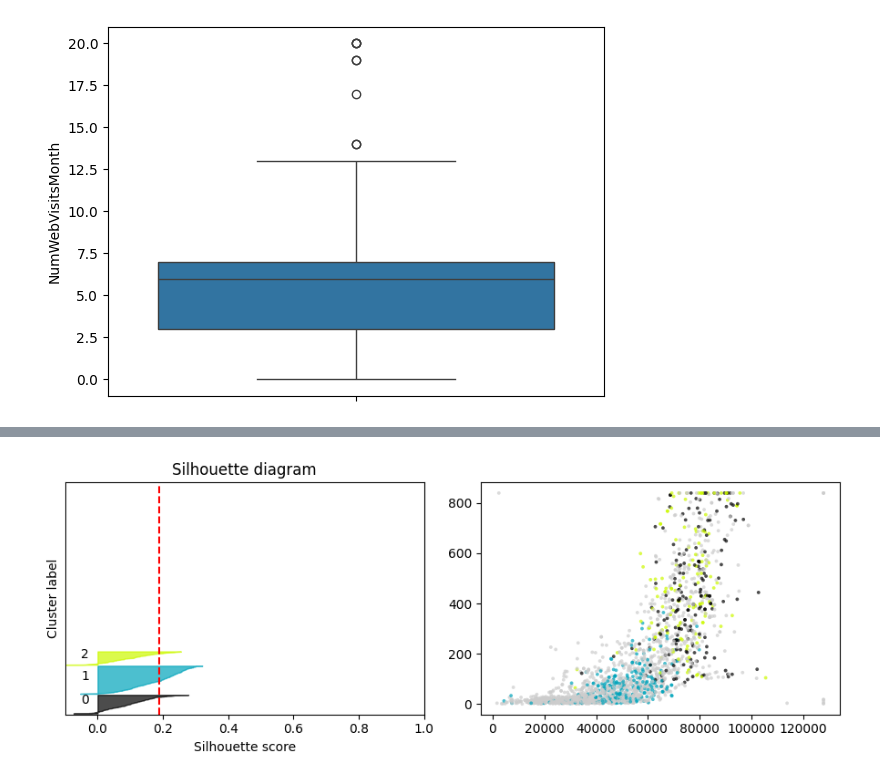
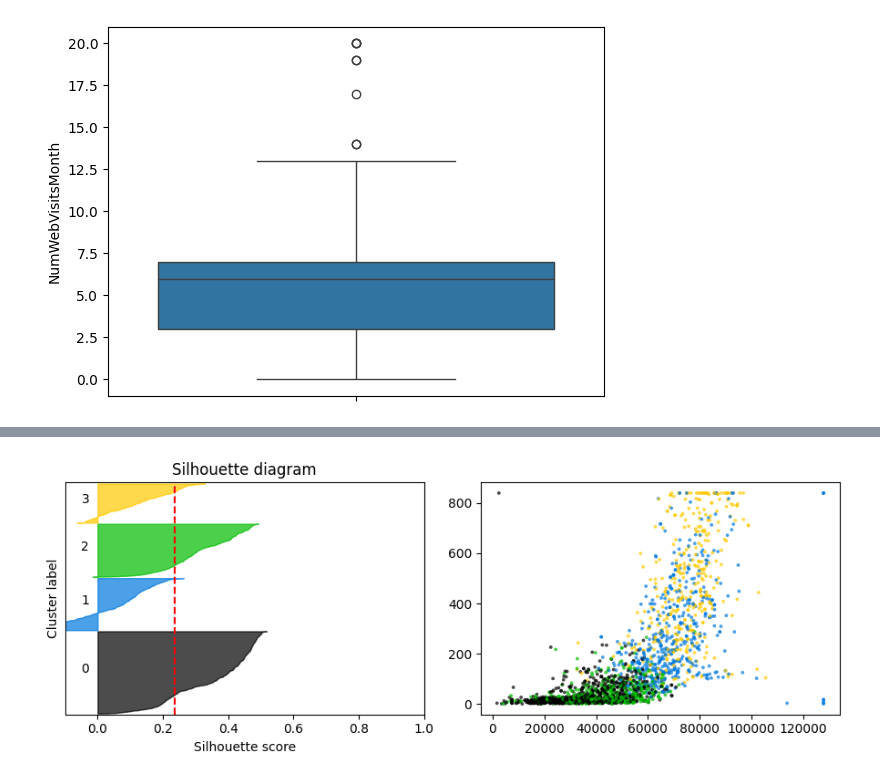
Before and after one commit to jancewicz/PJATK---Artificial-Intelligence-Postgraduate-Studies-, a Jupyter notebook: scikit-learn/pawel_jancewicz_pr7_2026/marketing_campaign/marketing_campaign.ipynb, the cells around one changed output, grey strips where cells are left out. Cells and saved outputs as stored; diff of their text form; code cells hidden in the pictures.

```diff
--- a/scikit-learn/pawel_jancewicz_pr7_2026/marketing_campaign/marketing_campaign.ipynb
+++ b/scikit-learn/pawel_jancewicz_pr7_2026/marketing_campaign/marketing_campaign.ipynb
@@ -251,8 +251,6 @@ scaler = StandardScaler()
 X = df[[
     "Education",
     "Income",
-    "KidsHome",
-    "TeensHome",
     "AmountWines",
     "AmountFruits",
     "AmountMeat",
@@ -268,11 +266,11 @@ X_scaled = scaler.fit_transform(X)
 inertias, dbs, silhouette_scores = [], [], []
 
 for n in range(3, 10):
-    k_means = KMeans(n_clusters=n, n_init=10)
-    k_means.fit(X_scaled)
-    inertias.append(k_means.inertia_)
-    dbs.append(davies_bouldin_score(X_scaled, k_means.labels_))
-    silhouette_scores.append(silhouette_score(X_scaled, k_means.labels_))
+    k_means_test = KMeans(n_clusters=n, n_init=10)
+    k_means_test.fit(X_scaled)
+    inertias.append(k_means_test.inertia_)
+    dbs.append(davies_bouldin_score(X_scaled, k_means_test.labels_))
+    silhouette_scores.append(silhouette_score(X_scaled, k_means_test.labels_))
 
 fig, ax1 = plt.subplots()
 ax2 = ax1.twinx()
@@ -296,5 +294,5 @@ plt.show()
 # %%
-kmeans = KMeans(n_clusters=3, random_state=42, n_init=10)
+kmeans = KMeans(n_clusters=4, random_state=42, n_init=10)
 df['Cluster'] = kmeans.fit_predict(X_scaled)
 print(f'WCV = {kmeans.inertia_}')
 
@@ -380,11 +388,11 @@ def get_sillhouette_diagram(X: np.ndarray, k_means: KMeans, n_clusters: int, sca
 # %%
 get_sillhouette_diagram(
     X=X,
     scaler=scaler,
-    k_means=k_means,
-    n_clusters=3,
+    k_means=kmeans,
+    n_clusters=4,
     first_feature_idx=1,
-    sec_feature_idx=6
+    sec_feature_idx=4
 )
 # %% [output]
-[figure, old version]
+[figure, new version]
```
Also changed, not shown: parts of 10 cells of this notebook.
